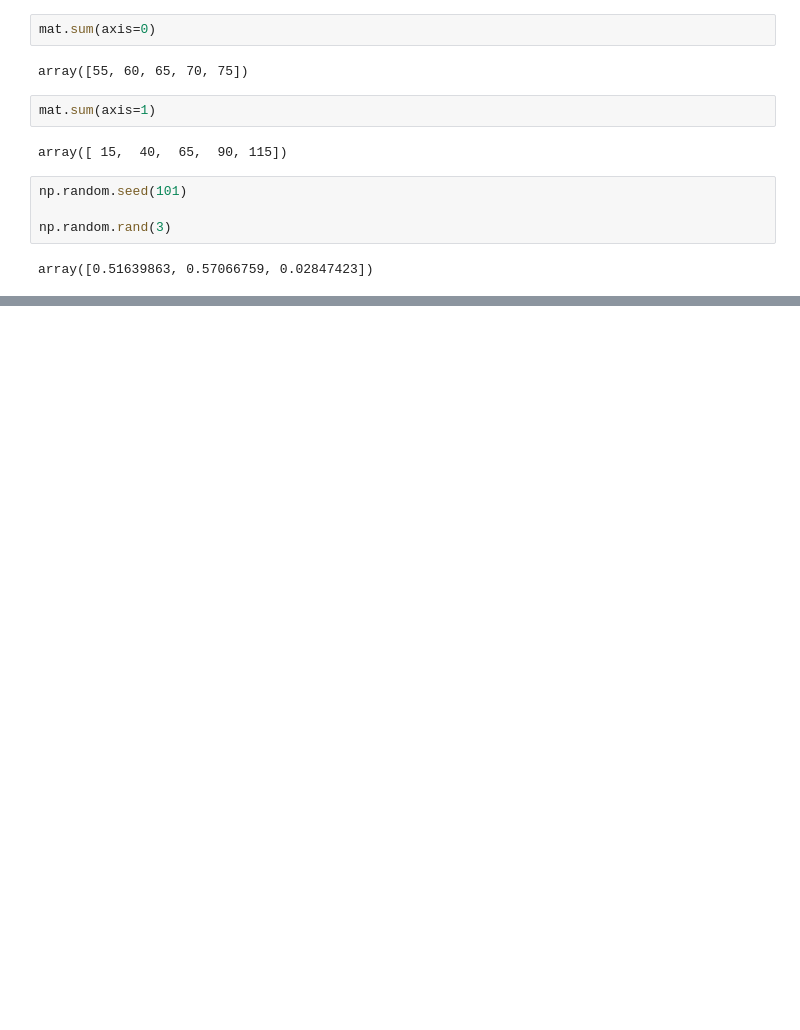
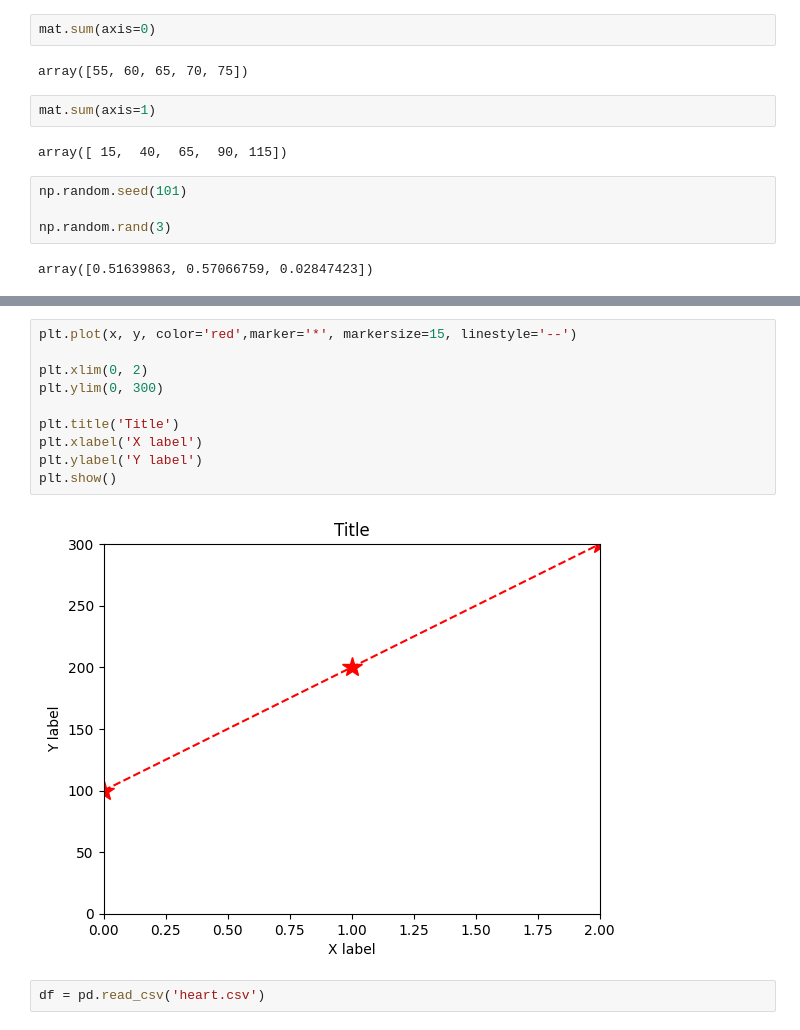
Before and after one commit to miller00315/ia_studies, a Jupyter notebook: python_tips.ipynb, the cells around one changed output, grey strips where cells are left out. Cells and saved outputs as stored; diff of their text form; blank space fills up the shorter version.

```diff
--- a/python_tips.ipynb
+++ b/python_tips.ipynb
@@ -504,0 +1319,14 @@ array([0.51639863, 0.57066759, 0.02847423])
+# %%
+plt.plot(x, y, color='red',marker='*', markersize=15, linestyle='--')
+
+plt.xlim(0, 2)
+plt.ylim(0, 300)
+
+plt.title('Title')
+plt.xlabel('X label')
+plt.ylabel('Y label')
+plt.show()
+# %% [output]
+[figure, added]
+# %%
+df = pd.read_csv('heart.csv')
```
Also changed, not shown: parts of 127 cells of this notebook.
